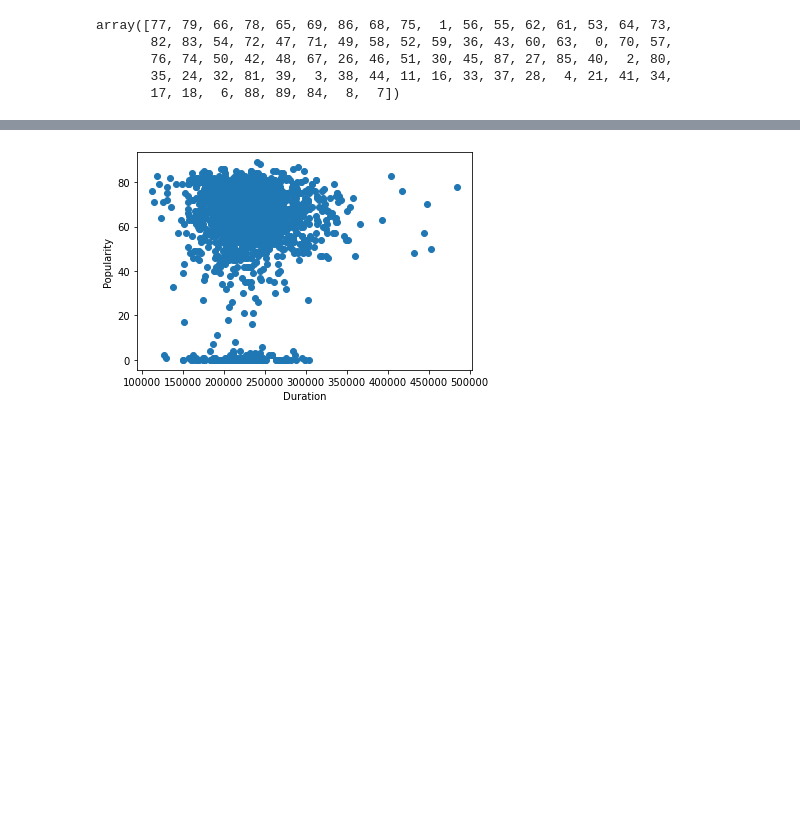
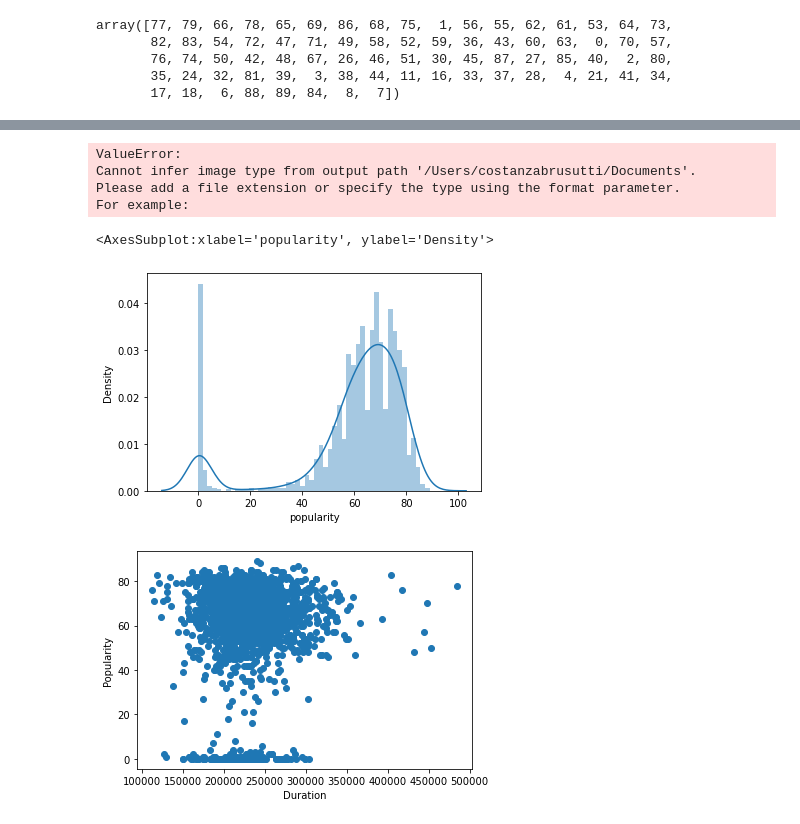
Before and after one commit to Pulpkoki/Mid-Term-Project, a Jupyter notebook: Music Popularity Prediction Model.ipynb, the cells around one changed output, grey strips where cells are left out. Saved outputs shown, nothing was run; the diff lists cells and outputs as text; code cells hidden in the pictures; blank space fills up the shorter version.

```diff
--- a/Music Popularity Prediction Model.ipynb
+++ b/Music Popularity Prediction Model.ipynb
@@ -114,3 +250,24 @@ sns.heatmap(df.corr(), cmap='vlag', square=True, annot=True)
+# %%
+import plotly.express as px
+import plotly.io as pio
+import matplotlib.pyplot as plt
+import seaborn as sns
+pio.renderers.default = "browser"
+
+corr_matrix = df.corr()
+fig = px.imshow(corr_matrix, text_auto=False, color_continuous_scale='Jet')
+fig.show()
+fig.write_image("/Users/costanzabrusutti/Documents")
+# %% [output]
+ValueError:
+Cannot infer image type from output path '/Users/costanzabrusutti/Documents'.
+Please add a file extension or specify the type using the format parameter.
+For example:
+# %%
+sns.distplot(df.popularity,bins=50,kde=True, norm_hist=False)
+# %% [output]
+<AxesSubplot:xlabel='popularity', ylabel='Density'>
+[figure, added]
 # %%
 plt.scatter(x=df['duration_ms'], y=df['popularity'])
 plt.xlabel('Duration')
```
Also changed, not shown: parts of 45 cells of this notebook, 3 other files.
